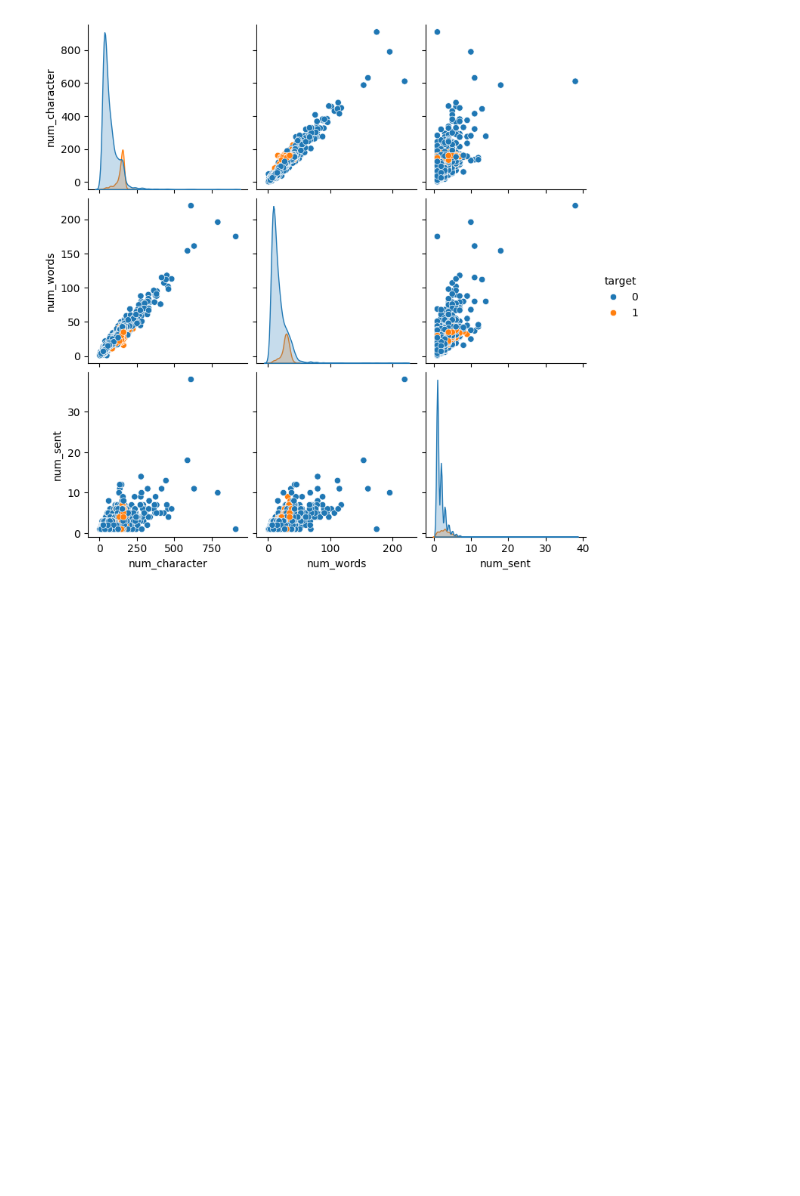
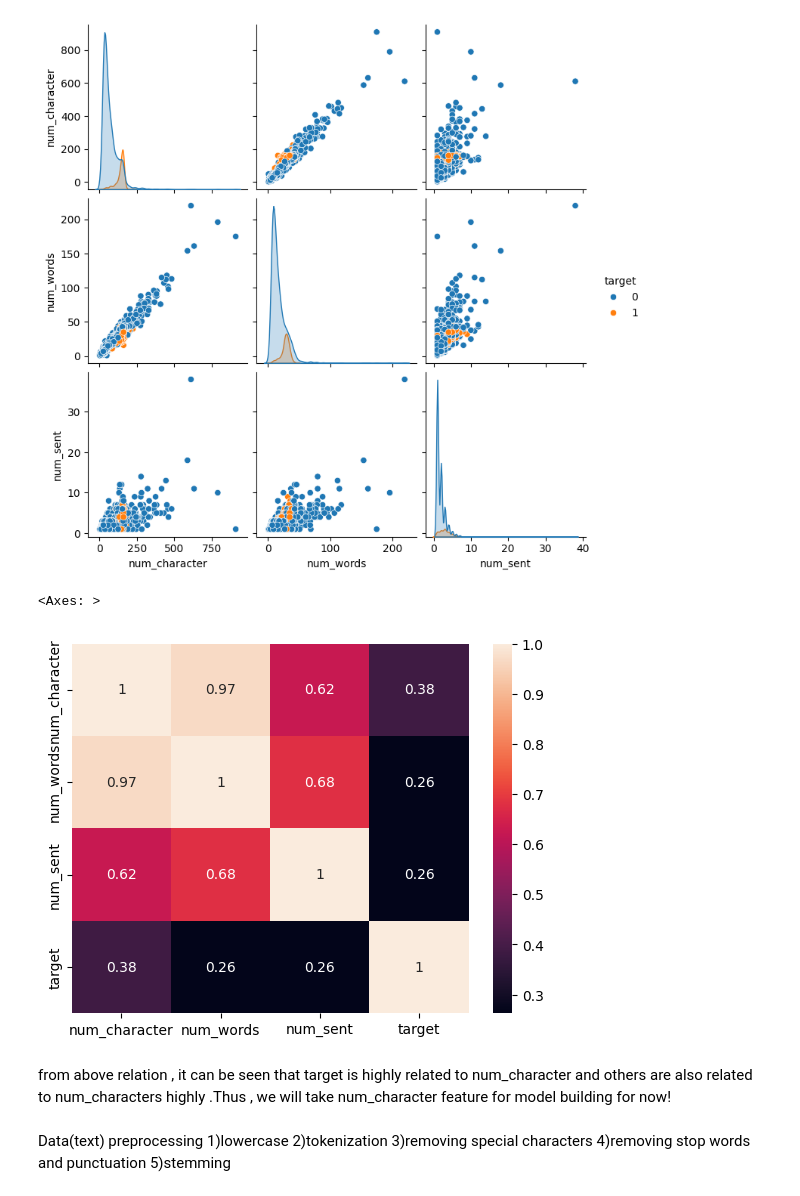
Before and after one commit to Rojin-Dhami/SMS_spam_classifier, a Jupyter notebook: spam_detection.ipynb, the cells around one changed output. Drawn from its saved outputs; the diff is of its cells as text; code cells hidden in the pictures; blank space fills up the shorter version.

Commit message:
Performed Data Preprocessing

```diff
--- a/spam_detection.ipynb
+++ b/spam_detection.ipynb
@@ -216,3 +216,17 @@ sns.pairplot(df,hue='target')
 # %% [output]
 <seaborn.axisgrid.PairGrid at 0x...>
 [figure]
+# %%
+sns.heatmap(df[['num_character','num_words','num_sent','target']].corr(),annot=True)
+# %% [output]
+<Axes: >
+[figure, added]
+# %% [markdown]
+from above relation , it can be seen that target is highly related to num_character and others are also related to num_characters highly .Thus , we will take num_character feature for model building for now!
+# %% [markdown]
+Data(text) preprocessing
+1)lowercase
+2)tokenization
+3)removing special characters
+4)removing stop words and punctuation
+5)stemming
```
Also changed, not shown: parts of 4 cells of this notebook.
